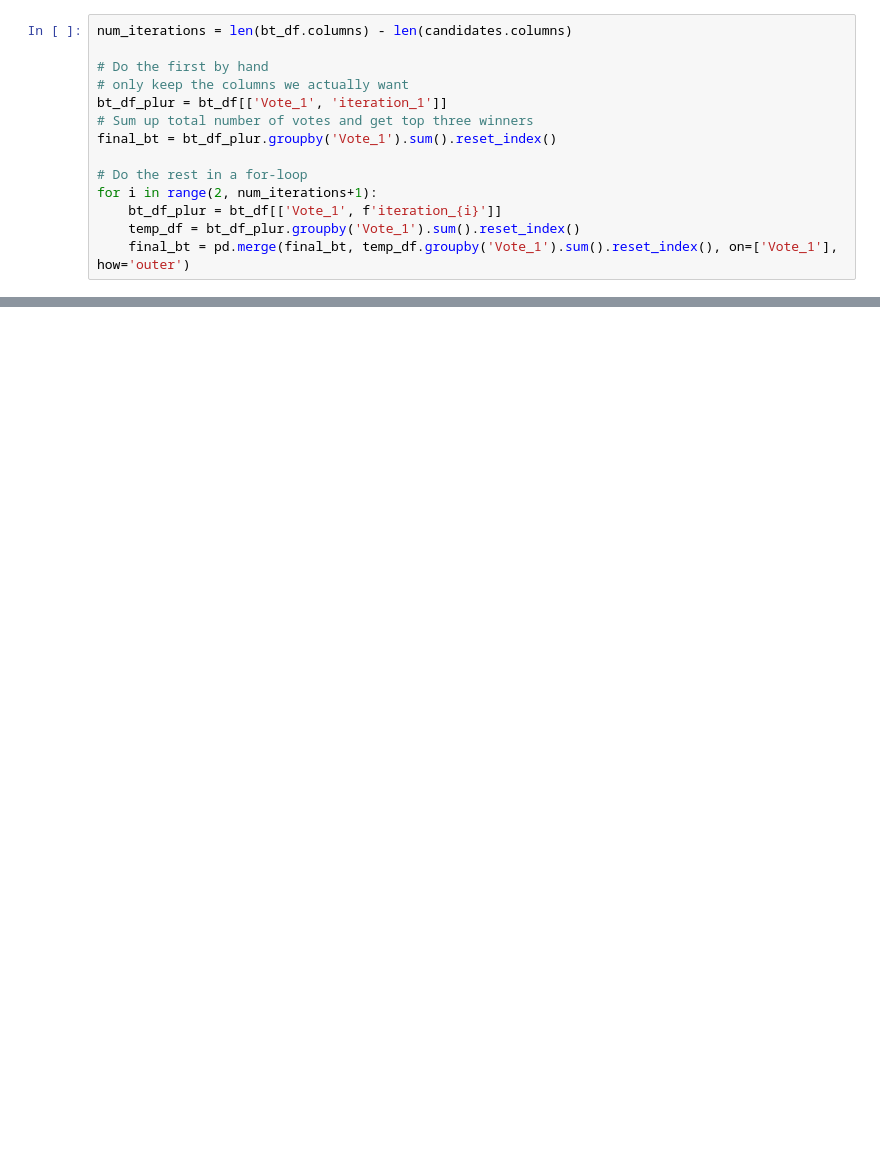
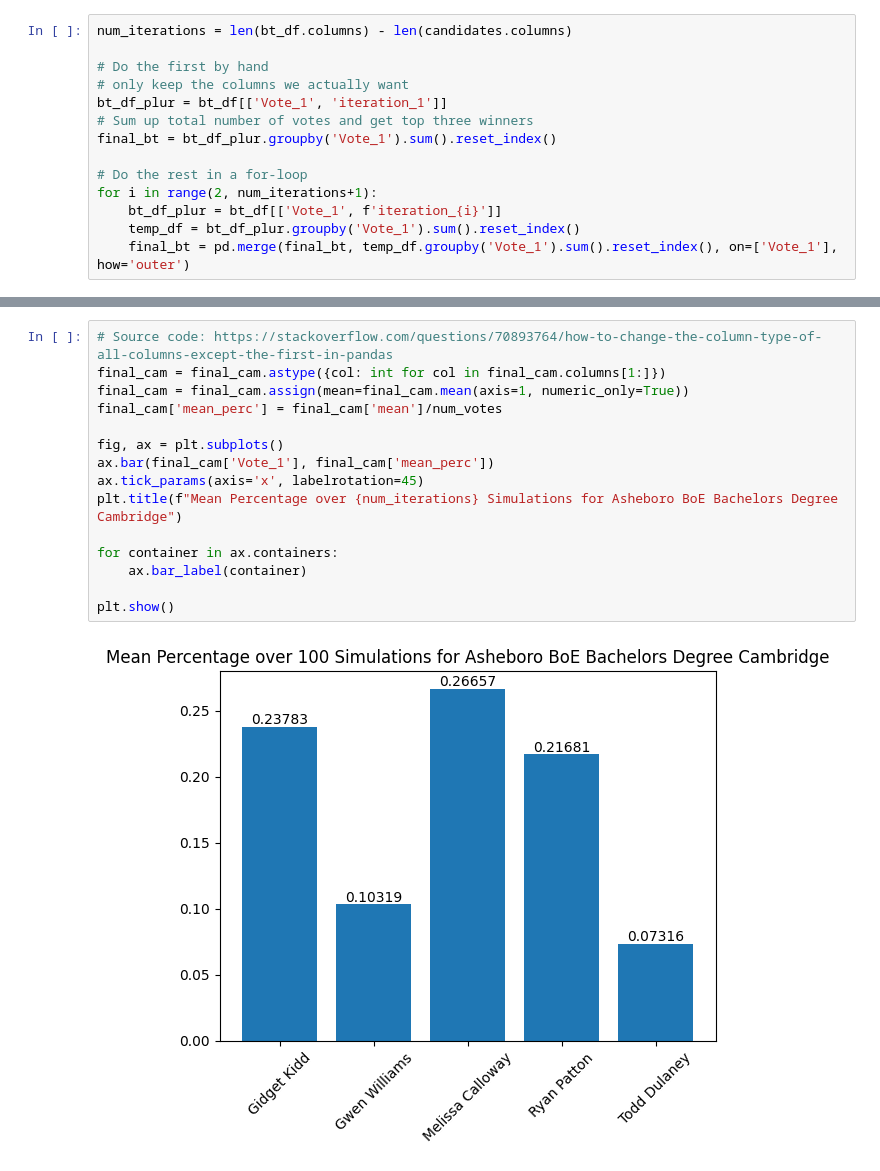
Before and after one commit to Jmilk3/UCS_Voting_Repo, a Jupyter notebook: Visualization_Experiments/asheboro_sims_modeled.ipynb, the cells around one changed output, grey strips where cells are left out. Cells and saved outputs as stored; diff of their text form; blank space fills up the shorter version.

```diff
--- a/Visualization_Experiments/asheboro_sims_modeled.ipynb
+++ b/Visualization_Experiments/asheboro_sims_modeled.ipynb
@@ -133,0 +136,17 @@ pd.merge(final_cam, cam_df_plur.groupby('Vote_1').sum().reset_index(), on=['Vote
+# %%
+# Source code: https://stackoverflow.com/questions/70893764/how-to-change-the-column-type-of-all-columns-except-the-first-in-pandas
+final_cam = final_cam.astype({col: int for col in final_cam.columns[1:]})
+final_cam = final_cam.assign(mean=final_cam.mean(axis=1, numeric_only=True))
+final_cam['mean_perc'] = final_cam['mean']/num_votes
+
+fig, ax = plt.subplots()
+ax.bar(final_cam['Vote_1'], final_cam['mean_perc'])
+ax.tick_params(axis='x', labelrotation=45)
+plt.title(f"Mean Percentage over {num_iterations} Simulations for Asheboro BoE Bachelors Degree Cambridge")
+
+for container in ax.containers:
+    ax.bar_label(container)
+
+plt.show()
+# %% [output]
+[figure, added]
```
Also changed, not shown: parts of 48 cells of this notebook, 2 other files.
